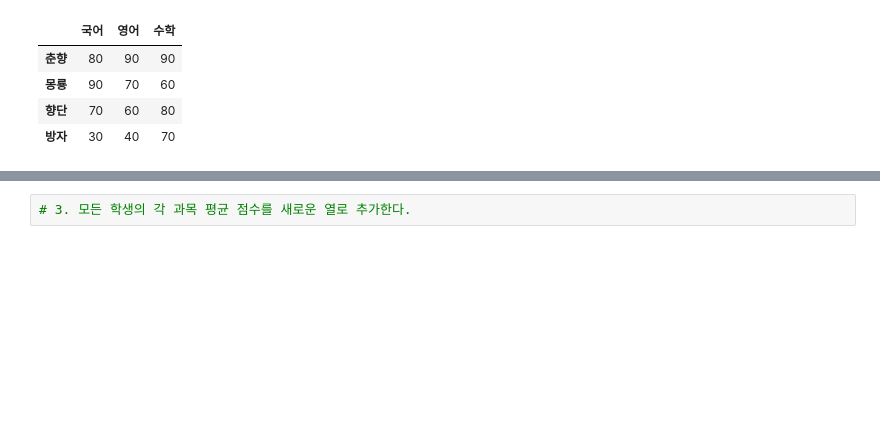
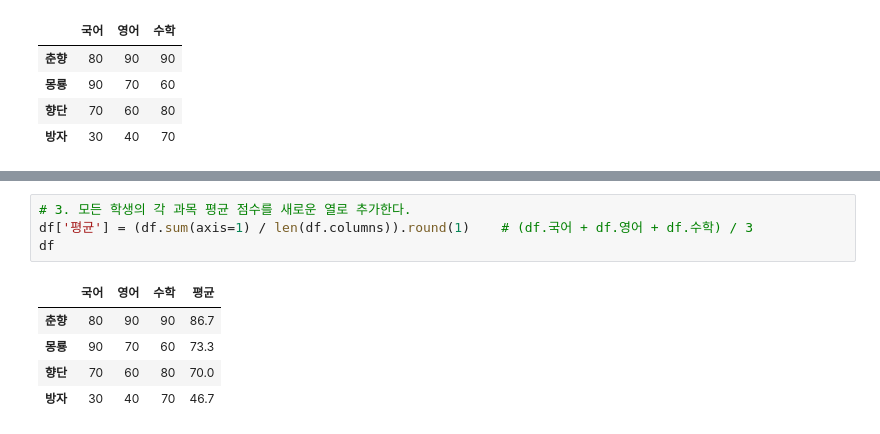
Before and after one commit to ckiekim/DataAnalysis-2023.09, a Jupyter notebook: 02.Pandas/02.데이터프레임.ipynb, the cells around one changed output, grey strips where cells are left out. Saved outputs shown, nothing was run; the diff lists cells and outputs as text; blank space fills up the shorter version.

```diff
--- a/02.Pandas/02.데이터프레임.ipynb
+++ b/02.Pandas/02.데이터프레임.ipynb
@@ -247,4 +261,12 @@ df
 # %%
 # 3. 모든 학생의 각 과목 평균 점수를 새로운 열로 추가한다.
+df['평균'] = (df.sum(axis=1) / len(df.columns)).round(1)    # (df.국어 + df.영어 + df.수학) / 3
+df
+# %% [output]
+|  | 국어 | 영어 | 수학 | 평균 |
+| 춘향 | 80 | 90 | 90 | 86.7 |
+| 몽룡 | 90 | 70 | 60 | 73.3 |
+| 향단 | 70 | 60 | 80 | 70.0 |
+| 방자 | 30 | 40 | 70 | 46.7 |
 # %%
 # 4. 방자의 영어 점수를 80점으로 수정하고 평균 점수도 다시 계산한다.
```
Also changed, not shown: parts of 7 cells of this notebook, 10 other files.
